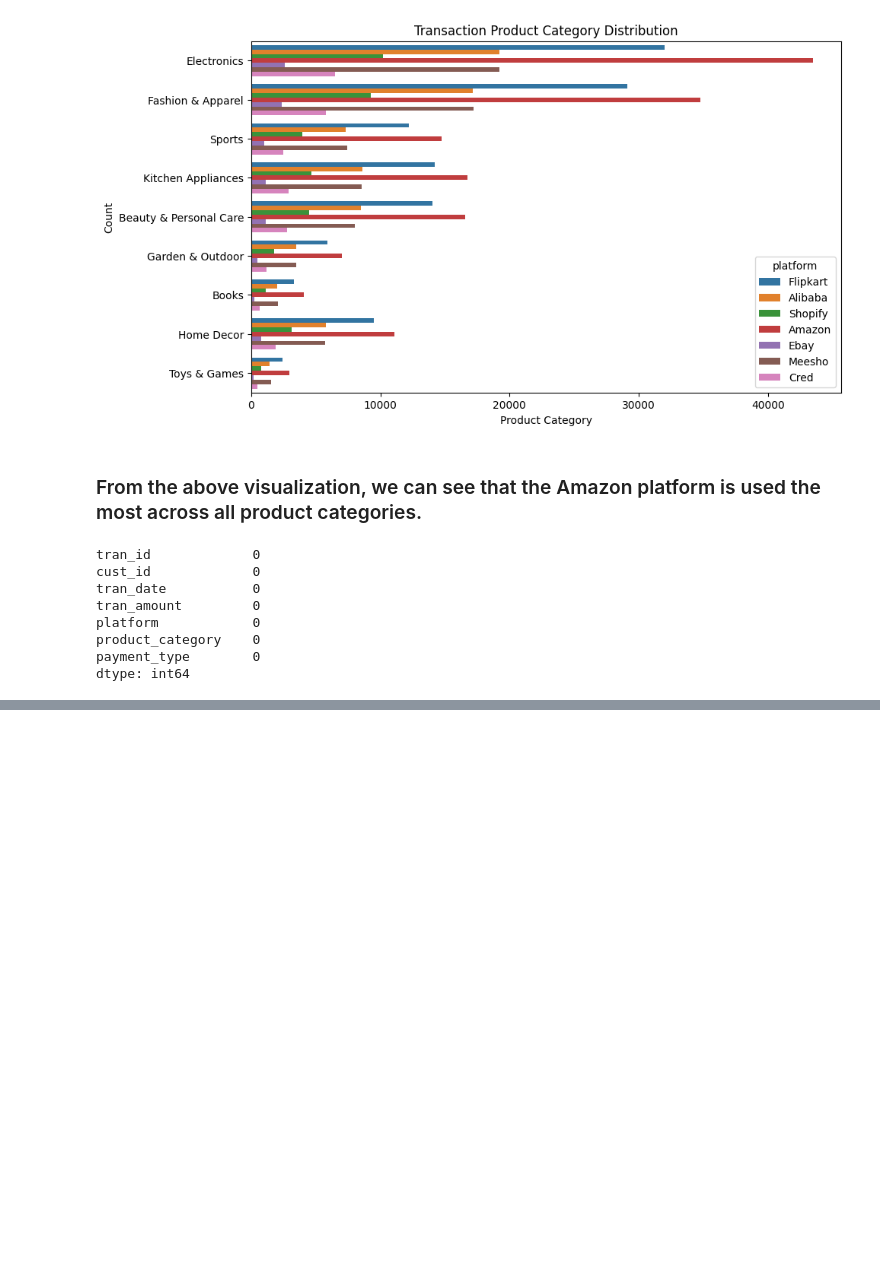
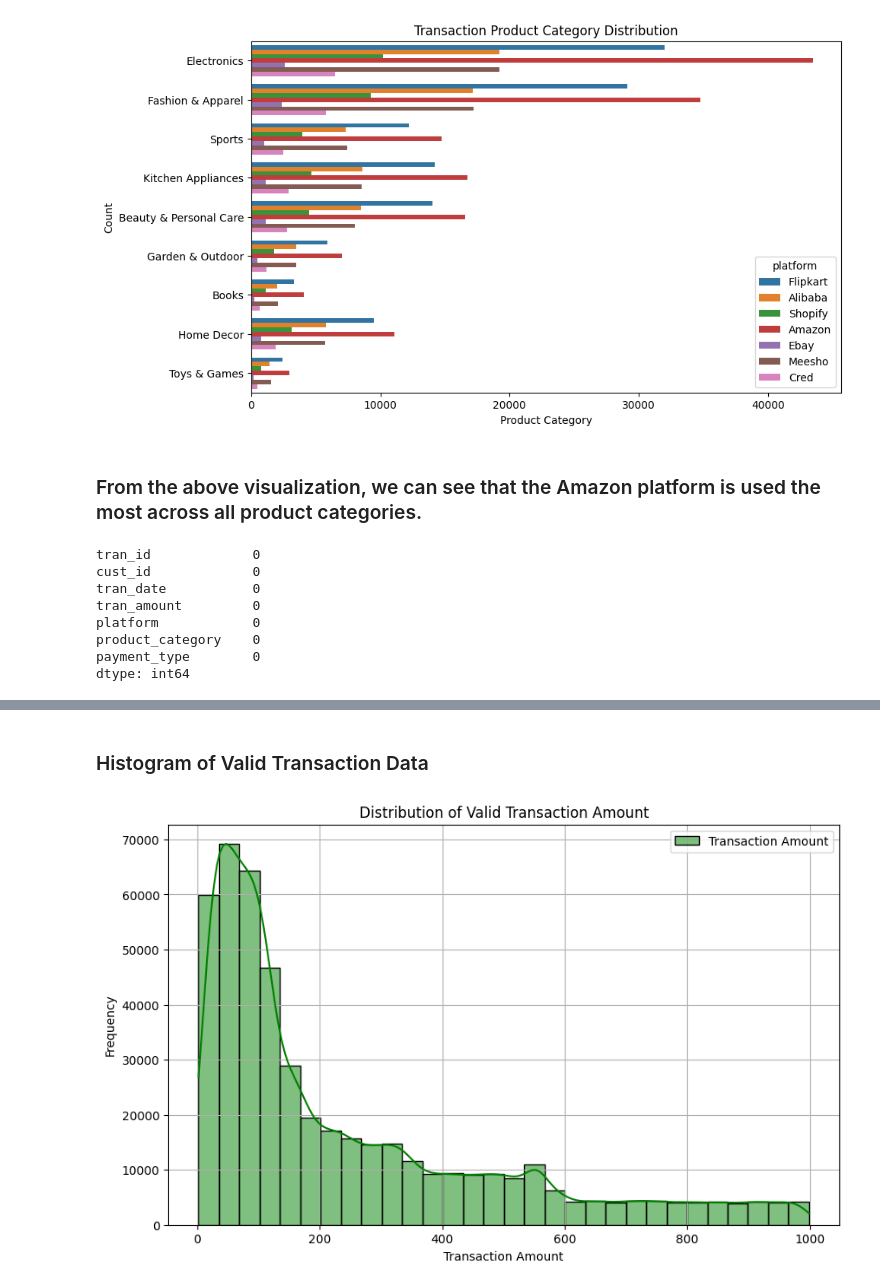
Before and after one commit to ashishjadhav123/AtliQo-Bank-Credit-Card-Launch, a Jupyter notebook: AtliQo Bank Phase1.ipynb, the cells around one changed output, grey strips where cells are left out. Cells and saved outputs as stored; diff of their text form; code cells hidden in the pictures; blank space fills up the shorter version.

```diff
--- a/AtliQo Bank Phase1.ipynb
+++ b/AtliQo Bank Phase1.ipynb
@@ -599,0 +732,3 @@ dtype: int64
+# %%
+df_valid_transactions = df_transaction[df_transaction['tran_amount'].between(lower_bound, upper_bound)]
+df_valid_transactions
@@ -599,0 +749,13 @@ dtype: int64
+# %% [markdown]
+<h3>Histogram of Valid Transaction Data</h3>
+# %%
+plt.figure(figsize=(10,6))
+sns.histplot(data=df_valid_transactions['tran_amount'], bins=30, kde=True, color='green', label='Transaction Amount')
+plt.title('Distribution of Valid Transaction Amount')
+plt.xlabel('Transaction Amount')
+plt.ylabel('Frequency')
+plt.grid(True)
+plt.legend()
+plt.show()
+# %% [output]
+[figure, added]
```
Also changed, not shown: parts of 26 cells of this notebook.
